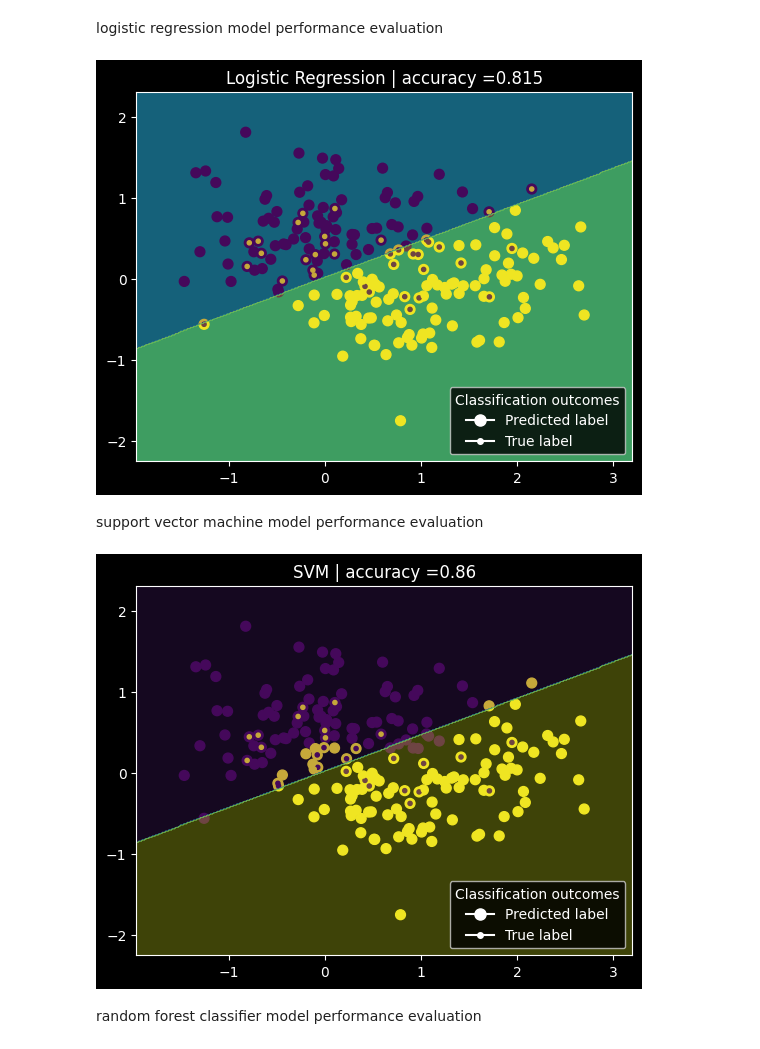
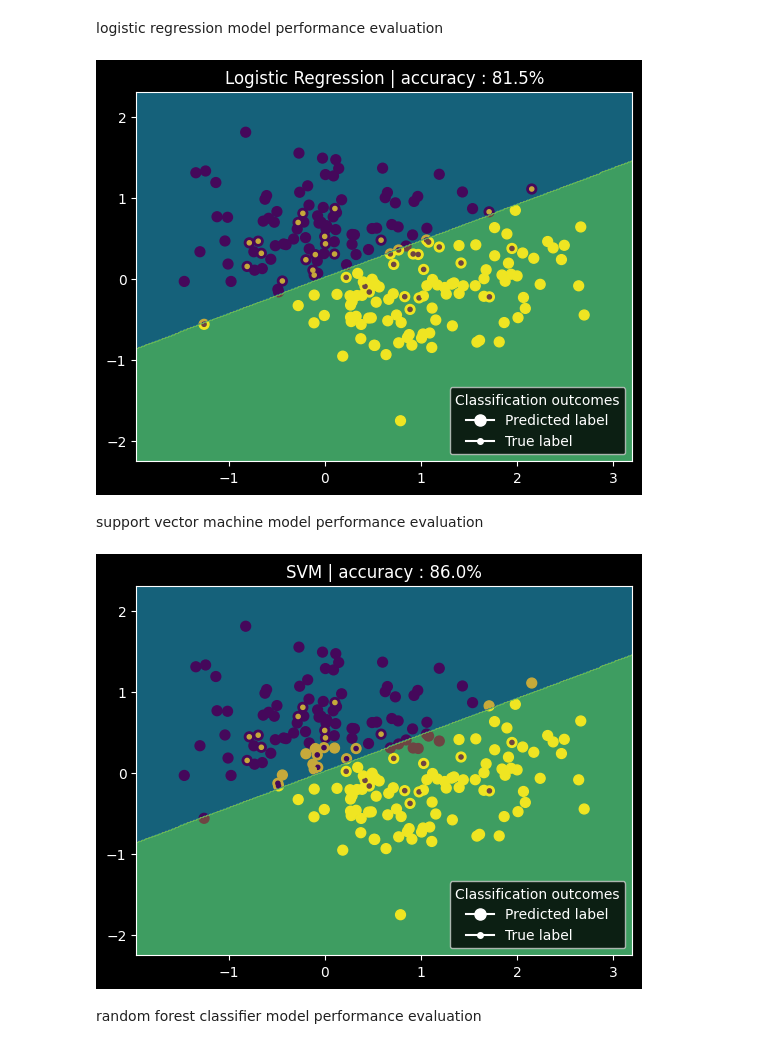
Before and after one commit to JeremiJL/MIW, a Jupyter notebook: projects/project_03/task.ipynb, the cells around one changed output. Drawn from its saved outputs; the diff is of its cells as text; code cells hidden in the pictures.

```diff
--- a/projects/project_03/task.ipynb
+++ b/projects/project_03/task.ipynb
@@ -137,11 +137,11 @@ def sub_plot_decision_boundary(model, X_test, y_test):
     ax.contourf(xx, yy, Z, alpha=0.3)
 
 def plot_performance_evaluation(ax, model_name, X_test, y_test, y_predictions):
-    accuracy = get_accuracy(y_test, y_predictions)
+    accuracy: str = str(get_accuracy(y_test, y_predictions) * 100) + "%"
 
     ax.scatter(X_test[:, 0], X_test[:, 1], c=y_predictions, marker="o",s=50)
     ax.scatter(X_test[:, 0], X_test[:, 1], c=y_test, marker=".")
-    plt.title(str(model_name) + " | accuracy =" + str(accuracy))
+    plt.title(str(model_name) + " | accuracy : " + accuracy)
 
     legend_elements = [
           Line2D([0], [0], marker='o', color='w', label='Predicted label', markersize=8),
@@ -154,8 +154,6 @@ logistic regression model performance evaluation
 import numpy as np
 
 y_predictions = logistic_regression_model.predict(X_test)
-
-accuracy = get_accuracy(y_test, y_predictions)
 
 fig, ax = plt.subplots()
 plt.gca().set_facecolor('teal')
@@ -165,20 +163,21 @@ sub_plot_decision_boundary(model=logistic_regression_model, X_test=X_test, y_tes
 
 plt.show()
 # %% [output]
-[figure, old version]
+[figure, new version]
 # %% [markdown]
 support vector machine model performance evaluation
 # %%
 y_predictions = svm_model.predict(X_test)
-accuracy = get_accuracy(y_test, y_predictions)
 
 fig, ax = plt.subplots()
+plt.gca().set_facecolor('teal')
+
 plot_performance_evaluation(ax, model_name="SVM",X_test=X_test, y_test=y_test, y_predictions=y_predictions)
 sub_plot_decision_boundary(model=svm_model, X_test=X_test, y_test=y_test)
 
 plt.show()
 # %% [output]
-[figure, old version]
+[figure, new version]
 # %% [markdown]
 random forest classifier model performance evaluation
 # %%
```
Also changed, not shown: parts of 3 cells of this notebook.
